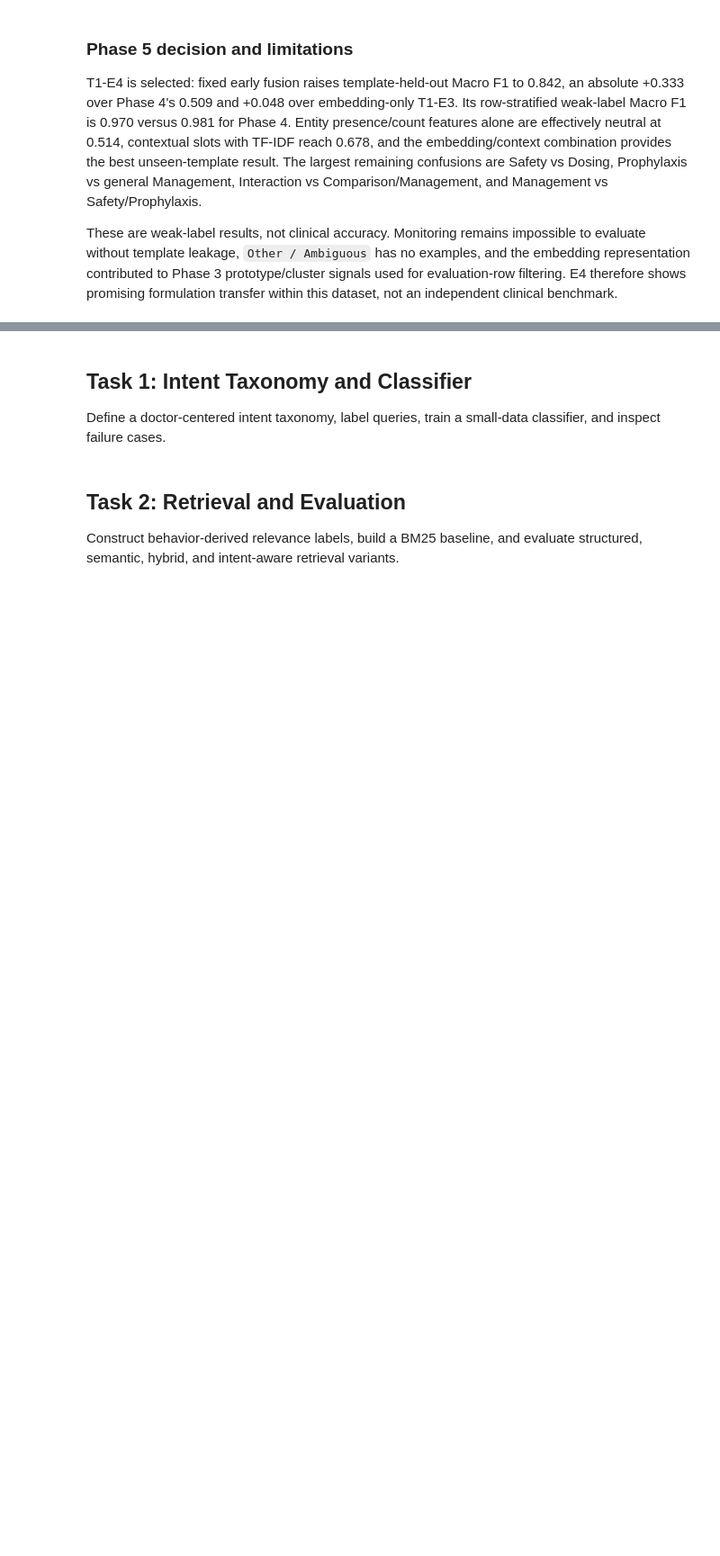
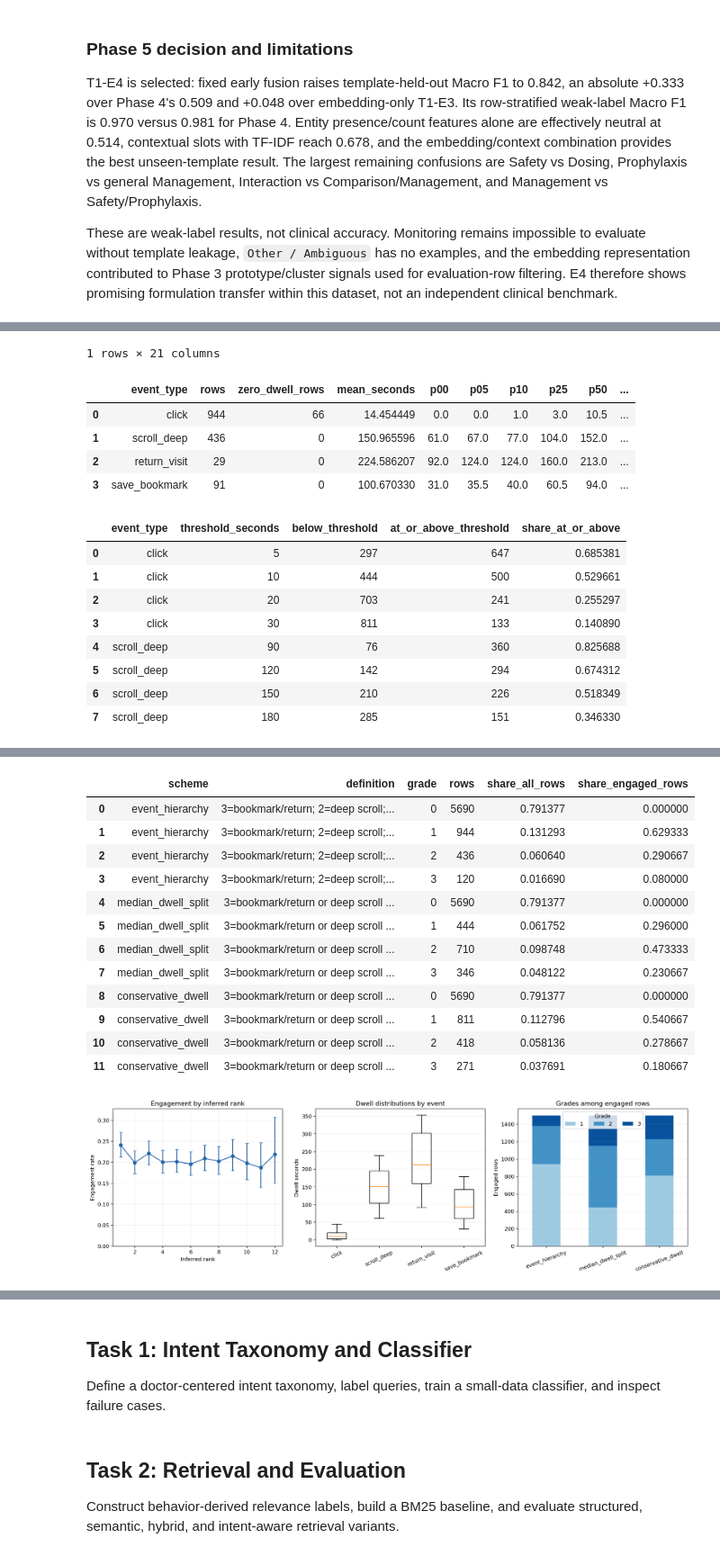
Before and after one commit to Gary3G/doctor-search-service, a Jupyter notebook: notebook.ipynb, the cells around one changed output, grey strips where cells are left out. Shown at 90% size. Drawn from its saved outputs; the diff is of its cells as text; code cells hidden in the pictures; blank space fills up the shorter version.

Commit message:
Complete phase 6 behavioral relevance analysis

```diff
--- a/notebook.ipynb
+++ b/notebook.ipynb
@@ -825,0 +1152,11 @@ These are weak-label results, not clinical accuracy. Monitoring remains impossib
+# %%
+from src.relevance import (
+    BEHAVIORAL_TABLE_PATH as PHASE6_TABLE_PATH,
+    EVENT_SUMMARY_PATH as PHASE6_EVENT_SUMMARY_PATH,
+    METRICS_PATH as PHASE6_METRICS_PATH,
+)
+
+phase6_metrics = json.loads(PHASE6_METRICS_PATH.read_text(encoding='utf-8'))
+display(pd.DataFrame([phase6_metrics]).drop(columns=['source_rows', 'event_flag_counts']))
+display(pd.read_csv(PHASE6_EVENT_SUMMARY_PATH))
+display(pd.read_csv(PHASE6_TABLE_PATH).head(10))
@@ -825,0 +1211,15 @@ These are weak-label results, not clinical accuracy. Monitoring remains impossib
+# %%
+from src.relevance_eda import (
+    CANDIDATE_SCHEMES_PATH, DWELL_DISTRIBUTION_PATH, EDA_FIGURE_PATH,
+    EDA_METRICS_PATH, POSITION_PATH, REPEATABILITY_PATH,
+    THRESHOLD_SENSITIVITY_PATH,
+)
+
+display(pd.DataFrame([json.loads(EDA_METRICS_PATH.read_text(encoding='utf-8'))]))
+display(pd.read_csv(DWELL_DISTRIBUTION_PATH))
+display(pd.read_csv(THRESHOLD_SENSITIVITY_PATH))
+display(pd.read_csv(POSITION_PATH))
+display(pd.read_csv(REPEATABILITY_PATH))
+display(pd.read_csv(CANDIDATE_SCHEMES_PATH))
+display(Image(filename=str(EDA_FIGURE_PATH)))
+# %% [output]
@@ -825,0 +1228,15 @@ These are weak-label results, not clinical accuracy. Monitoring remains impossib
+1 rows × 21 columns
+|  | event_type | rows | zero_dwell_rows | mean_seconds | p00 | p05 | p10 | p25 | p50 | ... |
+| 0 | click | 944 | 66 | 14.454449 | 0.0 | 0.0 | 1.0 | 3.0 | 10.5 | ... |
+| 1 | scroll_deep | 436 | 0 | 150.965596 | 61.0 | 67.0 | 77.0 | 104.0 | 152.0 | ... |
+| 2 | return_visit | 29 | 0 | 224.586207 | 92.0 | 124.0 | 124.0 | 160.0 | 213.0 | ... |
+| 3 | save_bookmark | 91 | 0 | 100.670330 | 31.0 | 35.5 | 40.0 | 60.5 | 94.0 | ... |
+|  | event_type | threshold_seconds | below_threshold | at_or_above_threshold | share_at_or_above |
+| 0 | click | 5 | 297 | 647 | 0.685381 |
+| 1 | click | 10 | 444 | 500 | 0.529661 |
+| 2 | click | 20 | 703 | 241 | 0.255297 |
+| 3 | click | 30 | 811 | 133 | 0.140890 |
+| 4 | scroll_deep | 90 | 76 | 360 | 0.825688 |
+| 5 | scroll_deep | 120 | 142 | 294 | 0.674312 |
+| 6 | scroll_deep | 150 | 210 | 226 | 0.518349 |
+| 7 | scroll_deep | 180 | 285 | 151 | 0.346330 |
@@ -825,0 +1261,14 @@ These are weak-label results, not clinical accuracy. Monitoring remains impossib
+|  | scheme | definition | grade | rows | share_all_rows | share_engaged_rows |
+| 0 | event_hierarchy | 3=bookmark/return; 2=deep scroll;... | 0 | 5690 | 0.791377 | 0.000000 |
+| 1 | event_hierarchy | 3=bookmark/return; 2=deep scroll;... | 1 | 944 | 0.131293 | 0.629333 |
+| 2 | event_hierarchy | 3=bookmark/return; 2=deep scroll;... | 2 | 436 | 0.060640 | 0.290667 |
+| 3 | event_hierarchy | 3=bookmark/return; 2=deep scroll;... | 3 | 120 | 0.016690 | 0.080000 |
+| 4 | median_dwell_split | 3=bookmark/return or deep scroll ... | 0 | 5690 | 0.791377 | 0.000000 |
+| 5 | median_dwell_split | 3=bookmark/return or deep scroll ... | 1 | 444 | 0.061752 | 0.296000 |
+| 6 | median_dwell_split | 3=bookmark/return or deep scroll ... | 2 | 710 | 0.098748 | 0.473333 |
+| 7 | median_dwell_split | 3=bookmark/return or deep scroll ... | 3 | 346 | 0.048122 | 0.230667 |
+| 8 | conservative_dwell | 3=bookmark/return or deep scroll ... | 0 | 5690 | 0.791377 | 0.000000 |
+| 9 | conservative_dwell | 3=bookmark/return or deep scroll ... | 1 | 811 | 0.112796 | 0.540667 |
+| 10 | conservative_dwell | 3=bookmark/return or deep scroll ... | 2 | 418 | 0.058136 | 0.278667 |
+| 11 | conservative_dwell | 3=bookmark/return or deep scroll ... | 3 | 271 | 0.037691 | 0.180667 |
+[figure, added]
```
Also changed, not shown: parts of 23 cells of this notebook, 32 other files.
